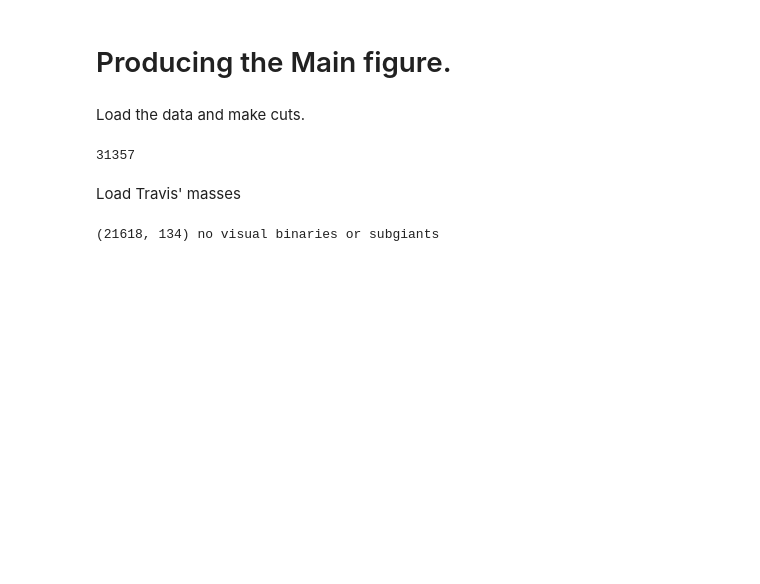
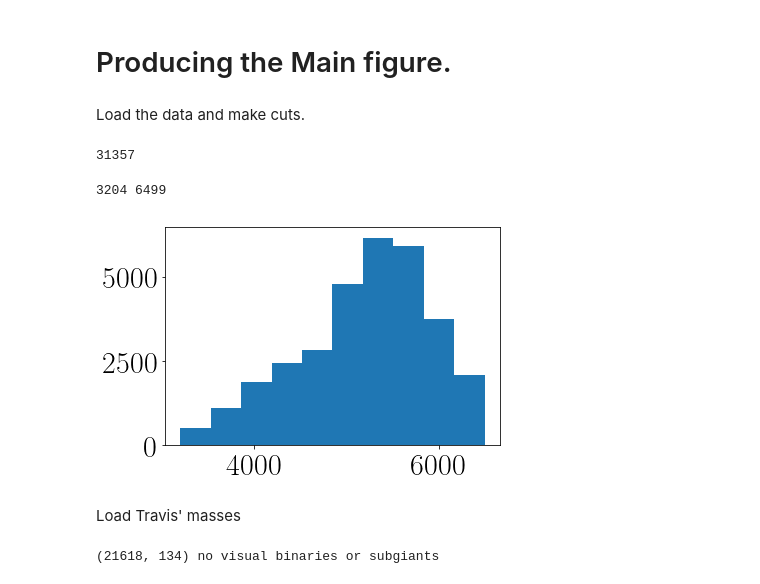
Before and after one commit to RuthAngus/kinematics-and-rotation, a Jupyter notebook: figure_codez/Main_figure_2.ipynb, the cells around one changed output. Drawn from its saved outputs; the diff is of its cells as text; code cells hidden in the pictures; blank space fills up the shorter version.

```diff
--- a/figure_codez/Main_figure_2.ipynb
+++ b/figure_codez/Main_figure_2.ipynb
@@ -22,6 +22,12 @@ gaia_mc0 = pd.read_csv("../code/gaia_mc5.csv")
 print(len(gaia_mc0))
 # %% [output]
 31357
+# %%
+plt.hist(gaia_mc0.Teff.values);
+print(min(gaia_mc0.Teff), max(gaia_mc0.Teff))
+# %% [output]
+3204 6499
+[figure, added]
 # %% [markdown]
 Load Travis' masses
 # %%
```
Also changed, not shown: parts of 2 cells of this notebook, 9 other files.
